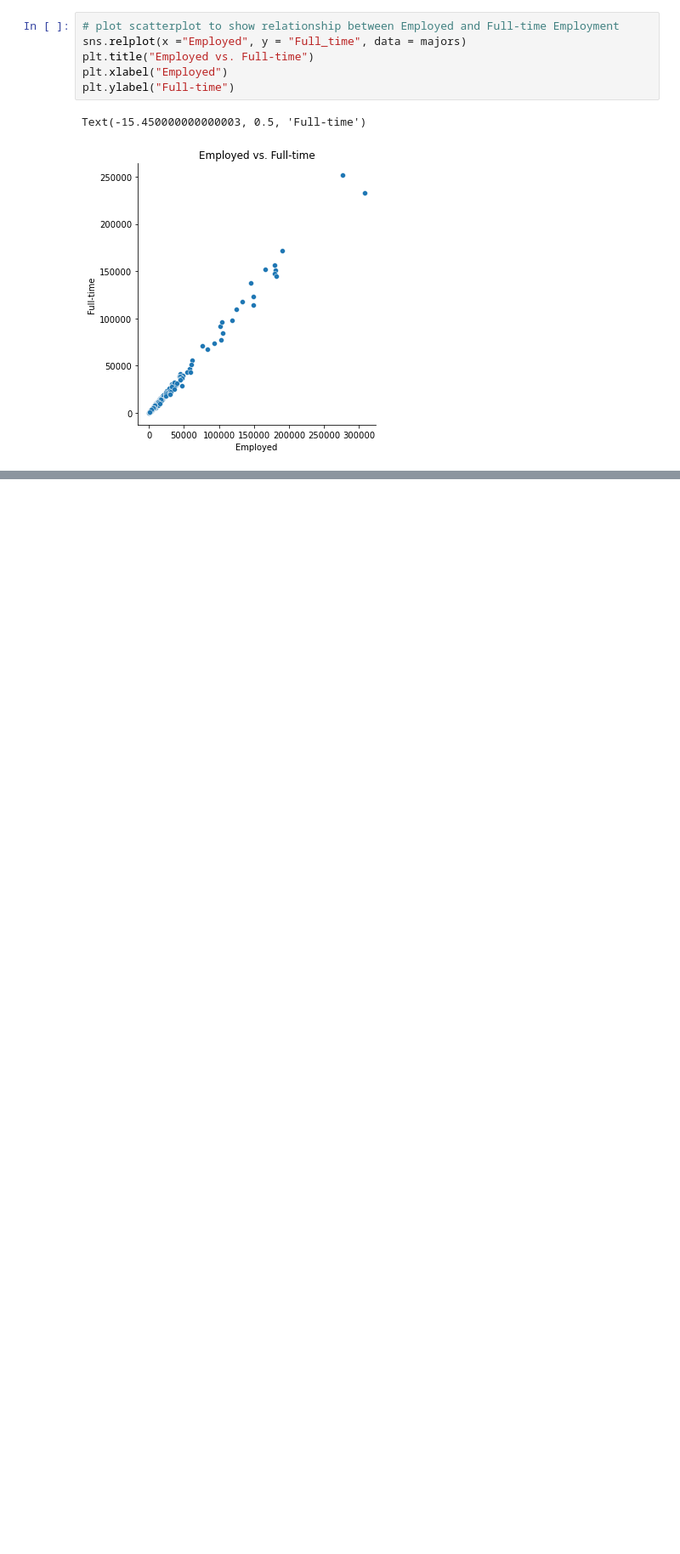
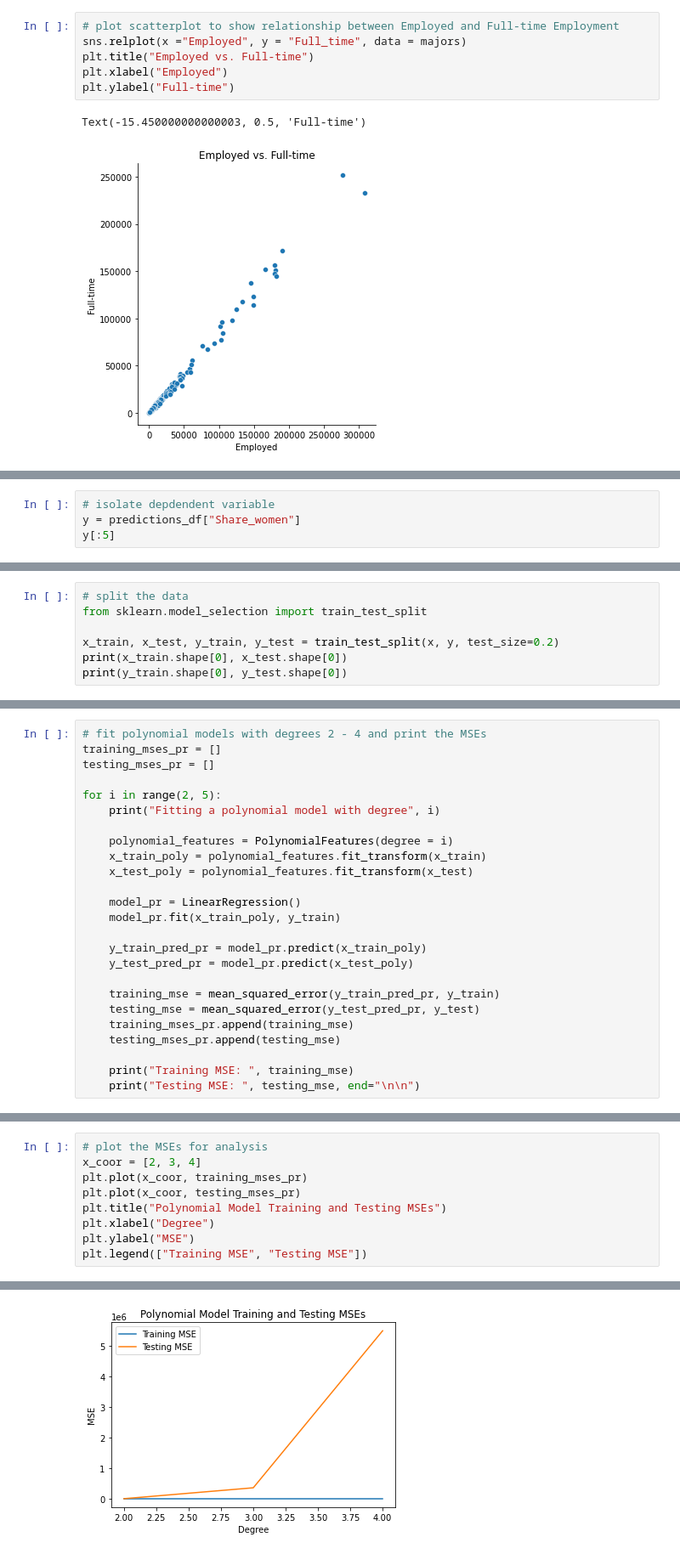
Before and after one commit to lbcmp/Data-Science-Project, a Jupyter notebook: MAT328_Project.ipynb, the cells around one changed output, grey strips where cells are left out. Shown at 85% size. Saved outputs shown, nothing was run; the diff lists cells and outputs as text; blank space fills up the shorter version.

```diff
--- a/MAT328_Project.ipynb
+++ b/MAT328_Project.ipynb
@@ -180,0 +187,4 @@ Text(-15.450000000000003, 0.5, 'Median Salary for Full-time Employees')
+# %%
+# isolate depdendent variable
+y = predictions_df["Share_women"]
+y[:5]
@@ -180,0 +199,7 @@ Text(-15.450000000000003, 0.5, 'Median Salary for Full-time Employees')
+# %%
+# split the data
+from sklearn.model_selection import train_test_split
+
+x_train, x_test, y_train, y_test = train_test_split(x, y, test_size=0.2)
+print(x_train.shape[0], x_test.shape[0])
+print(y_train.shape[0], y_test.shape[0])
@@ -180,0 +216,25 @@ Text(-15.450000000000003, 0.5, 'Median Salary for Full-time Employees')
+# %%
+# fit polynomial models with degrees 2 - 4 and print the MSEs
+training_mses_pr = []
+testing_mses_pr = []
+
+for i in range(2, 5):
+    print("Fitting a polynomial model with degree", i)
+
+    polynomial_features = PolynomialFeatures(degree = i)
+    x_train_poly = polynomial_features.fit_transform(x_train)
+    x_test_poly = polynomial_features.fit_transform(x_test)
+
+    model_pr = LinearRegression()
+    model_pr.fit(x_train_poly, y_train)
+
+    y_train_pred_pr = model_pr.predict(x_train_poly)
+    y_test_pred_pr = model_pr.predict(x_test_poly)
+
+    training_mse = mean_squared_error(y_train_pred_pr, y_train)
+    testing_mse = mean_squared_error(y_test_pred_pr, y_test)
+    training_mses_pr.append(training_mse)
+    testing_mses_pr.append(testing_mse)
+
+    print("Training MSE: ", training_mse)
+    print("Testing MSE: ", testing_mse, end="\n\n")
@@ -180,0 +253,10 @@ Text(-15.450000000000003, 0.5, 'Median Salary for Full-time Employees')
+# %%
+# plot the MSEs for analysis
+x_coor = [2, 3, 4]
+plt.plot(x_coor, training_mses_pr)
+plt.plot(x_coor, testing_mses_pr)
+plt.title("Polynomial Model Training and Testing MSEs")
+plt.xlabel("Degree")
+plt.ylabel("MSE")
+plt.legend(["Training MSE", "Testing MSE"])
+# %% [output]
@@ -180,0 +264 @@ Text(-15.450000000000003, 0.5, 'Median Salary for Full-time Employees')
+[figure, added]
```
Also changed, not shown: parts of 32 cells of this notebook.
